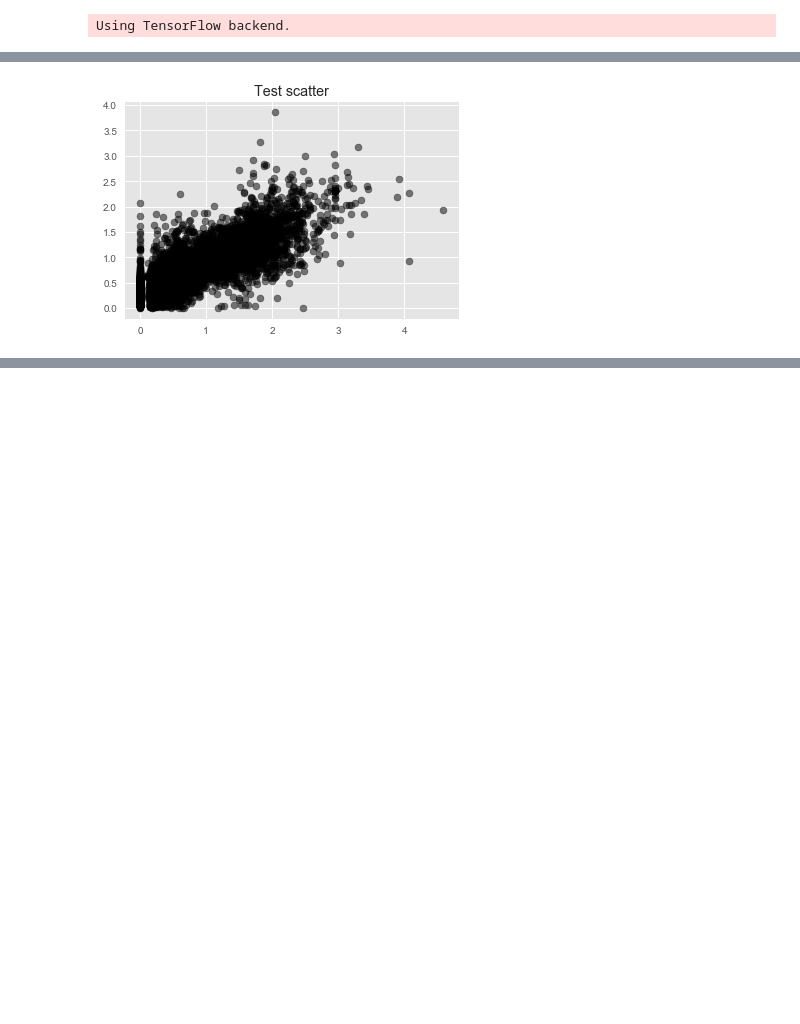
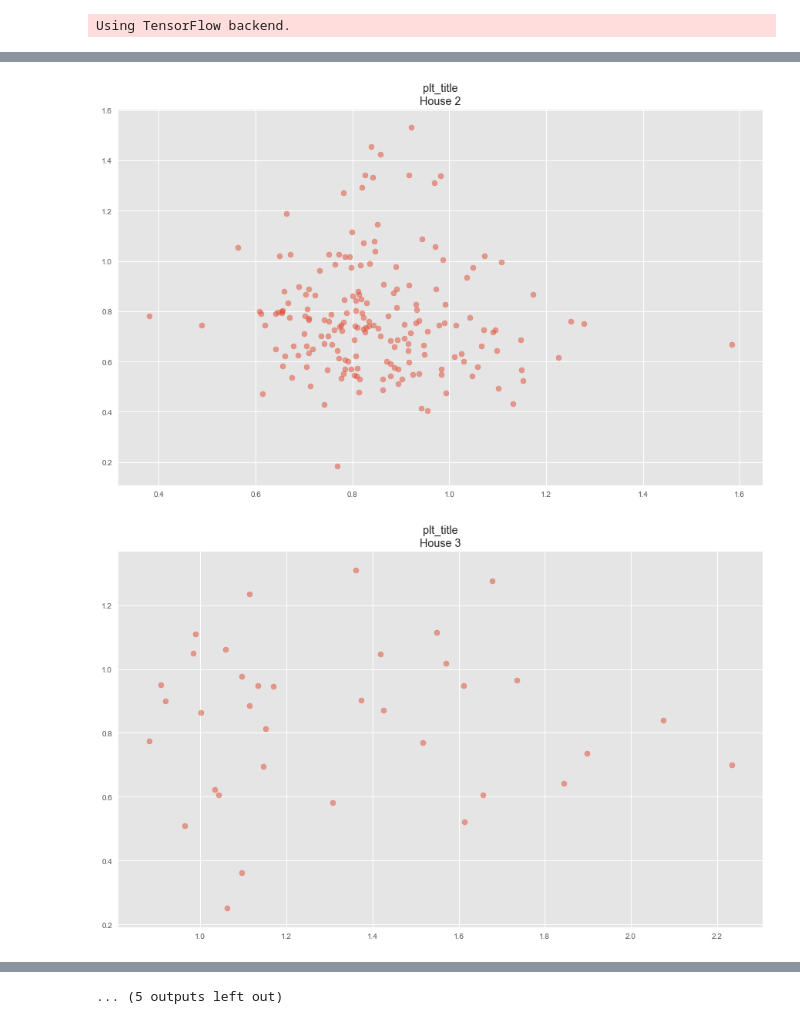
Before and after one commit to sipolac/thesis, a Jupyter notebook: py/build_models.ipynb, the cells around one changed output, grey strips where cells are left out. Saved outputs shown, nothing was run; the diff lists cells and outputs as text; code cells hidden in the pictures; blank space fills up the shorter version.

```diff
--- a/py/build_models.ipynb
+++ b/py/build_models.ipynb
@@ -313,0 +113,2 @@ all_data['train'] = shuffle(*all_data['train'], random_state=None)
+# %%
+scale_rows_separately = False
@@ -384 +133,7 @@ else:
+# %%
+# Get index of appliance to model.
+app_names = ['fridge']
+app_idx = []
+for app_name in app_names:
+    app_idx.append(APP_NAMES.index(app_name))
 # %%
@@ -433,7 +177,0 @@ model.compile(loss='mean_squared_error',
-# %%
-# DID NOT TAKE DIFFS OF X
-
-print type(X_train), X_train.shape
-print type(y_train), y_train.shape
-
-history = model.fit(X_train, y_train, epochs=6, batch_size=32, validation_split=0.2)
@@ -473,0 +323,5 @@ def plot_empir_cum(x):
+# %%
+y_val = val_data[Y_idx][:,app_idx]
+y_hat = model.predict(reshape_as_tensor([val_data[X_idx]]))
+if all(y_hat[0] == y_hat):
+    print 'all predicted values are the same!'
@@ -492,25 +351,43 @@ plt.show()
 # %%
 # # y_hat = dist_fun(y_hat, min_y, True)
 # ax = sns.regplot(x=array_to_1d(y), y=array_to_1d(y_hat), color='black')
 # ax.set_ylim(0,5)
 # ax.set_xlim(0,5)
 
-fig = plt.figure()
-ax = fig.add_subplot(111, title="Test scatter")
-ax.scatter(y_train, y_hat, color='black', alpha=0.5)
-# ax.set_ylim(0,5)
+# colormap = plt.cm.Set1
+
+x_house_val = val_data[x_house_idx]
+
+plot_together = False
+figsize = (15,9)
+plt_title = 'plt_title'
+if plot_together:
+    fig = plt.figure(figsize=figsize)
+    ax = fig.add_subplot(111, title=plt_title)
+# ax.set_color_cycle([colormap(i) for i in np.linspace(0, 1, len(app_names))])
+for house_id in list(set(x_house_val)):
+    if not plot_together:
+        fig = plt.figure(figsize=figsize)
+        ax = fig.add_subplot(111, title=plt_title + '\nHouse {}'.format(house_id))
+    y_hat_house = y_hat[x_house_val==house_id]
+    y_val_house = y_val[x_house_val==house_id]
+    ax.scatter(y_val_house, y_hat_house, alpha=0.5, label=house_id)
+# plt.show()
+# ax.set_ylim(0,2)
 # ax.set_xlim(0,5)
+ax.legend()
 plt.show()
 # print min(y_hat)
 
 
 # i = 3
 # y, y_hat = Y[:,i], Y_hat[:,i]
 # fig = plt.figure()
 # ax = fig.add_subplot(111, title='Test scatter')
 # ax.scatter(y_hat, y, color='black', alpha=0.5)
 # ax.set_ylim(0,5)
 # ax.set_xlim(0,5)
 # # print min(y_hat)
 # %% [output]
-[figure, old version]
+[figure, new version]
+[figure, added]
@@ -516,0 +404 @@ plt.show()
+... (5 outputs left out)
```
Also changed, not shown: parts of 45 cells of this notebook, 4 other files.
